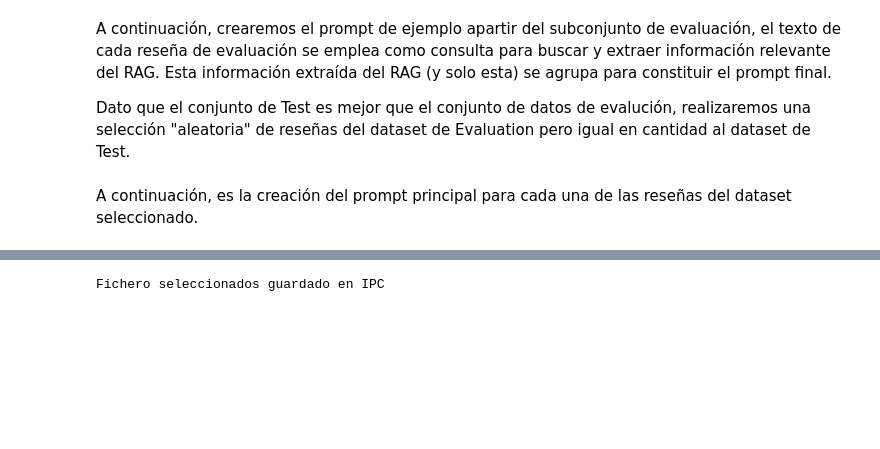
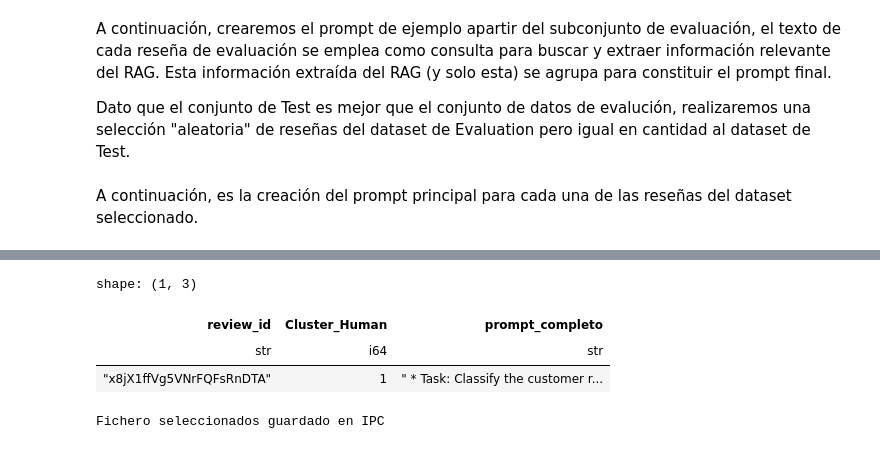
Before and after one commit to ceuratfmg2mai/fakereviews, a Jupyter notebook: 03. llm_categorizacion.ipynb, the cells around one changed output, grey strips where cells are left out. Cells and saved outputs as stored; diff of their text form; code cells hidden in the pictures; blank space fills up the shorter version.

```diff
--- a/03. llm_categorizacion.ipynb
+++ b/03. llm_categorizacion.ipynb
@@ -303,7 +303,7 @@ Tras almancenar las reseñas del conjunto de train en el RAG de Qdrant, procedem
 Este primer prompt define la plantilla para estructurar y enviar al modelo los datos detallados de cada reseña (incluyendo texto, valoraciones, metadatos del usuario y categoría de la review 'Cluster'), los cuales se presentan como ejemplos de un tipo ({{type}}) (Fake o Genuine) específico.  Finalmente este promt será utilizado como complemento del prompt principal.
 # %%
 example_base_review_template = f"""
-        ---
+
         Example {{type}} Review Text: {{review_text}}
         Example {{type}} User Review Count: {{review_count_user}}
         Example {{type}} User Avg Stars: {{average_stars_user}}
@@ -313,7 +313,7 @@ example_base_review_template = f"""
         Example {{type}} Review Cool Votes: {{cool}}
         Example {{type}} User Fan Count: {{fans}}
         Example {{type}} Classification: {{Cluster}}
-        ---
+
         """
 # Modificamos la plantilla para usar llaves simples para .format()
 example_base_review_template = example_base_review_template.replace("{{", "{").replace("}}", "}")
@@ -395,12 +395,3 @@ columns_needed_prompt = [
 ]
 # %% [markdown]
 A continuación, es la creación del prompt principal para cada una de las reseñas del dataset seleccionado.
-# %%
-import inspect
-try:
-    # Para un método de instancia
-    sig = inspect.signature(review_finder.format_principal_prompt_for)
-    print(f"La función format_principal_prompt_for espera {len(sig.parameters)} argumentos.")
-    print(f"Parámetros esperados: {list(sig.parameters.keys())}")
-except Exception as e:
-    print(f"No se pudo inspeccionar la función: {e}")
@@ -410,7 +398,7 @@ Parámetros esperados: ['ingestor', 'prompt_template_example', 'base_prompt_temp
 # %%
 start_time=time.time()
 try:
-    df_data_reviews_selected_pl = df_prompts.limit(1).with_columns(
+    df_data_reviews_selected_pl = df_prompts.with_columns(
         # Crea un struct (como un objeto temporal por fila) con las columnas necesarias
         pl.struct([pl.col(c) for c in columns_needed_prompt])
         # Aplica la función de formateo a cada struct
@@ -419,7 +407,9 @@ try:
             return_dtype=pl.Utf8  # Especifica que la función devuelve strings
         )
         # Dale un nombre a la nueva columna resultante
-        .alias("prompt_completo")
+        .alias("prompt_completo"),
+        pl.col('review_id').alias('review_id'),
+        pl.col('Cluster').alias('Cluster')
     )
     pl.Config.set_fmt_str_lengths(200) # Aumenta el ancho para ver mejor el prompt
 
@@ -436,3 +442,14 @@ An error occurred: TypeError: ReviewFinder.format_principal_prompt_for() takes 4
+# %%
+columns_to_keep = ['review_id', 'Cluster', 'prompt_completo']
+df_data_reviews_selected_pl = df_data_reviews_selected_pl.select(columns_to_keep)
+df_data_reviews_selected_pl = df_data_reviews_selected_pl.rename({"Cluster": "Cluster_Human"})
+
+df_data_reviews_selected_pl.head(1)
+# %% [output]
+shape: (1, 3)
+| review_id | Cluster_Human | prompt_completo |
+| str | i64 | str |
+| "x8jX1ffVg5VNrFQFsRnDTA" | 1 | " * Task: Classify the customer r... |
 # %%
 # --Opcional -- Guardar como Arrow IPC
 try:
```
Also changed, not shown: parts of 23 cells of this notebook.
